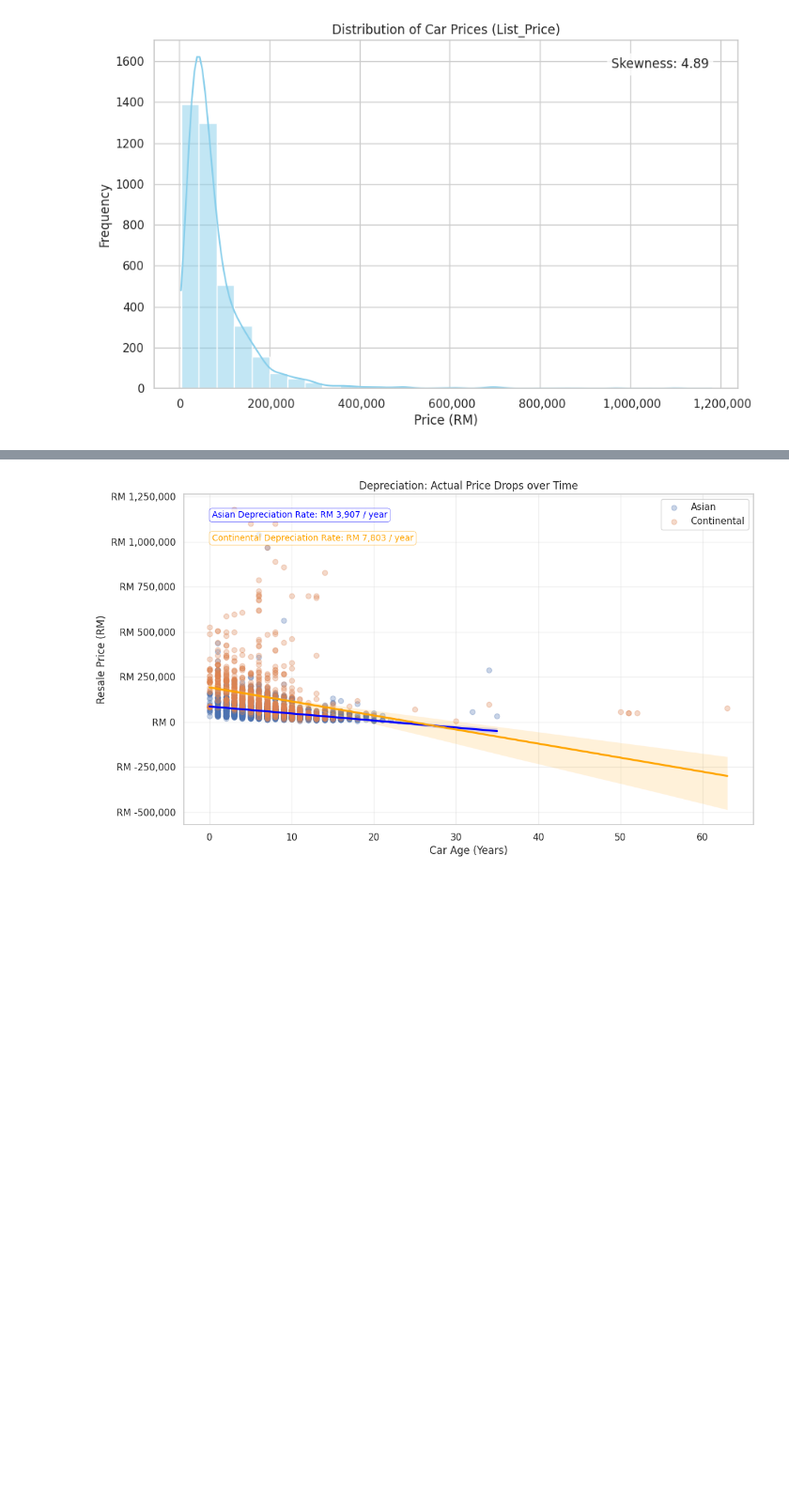
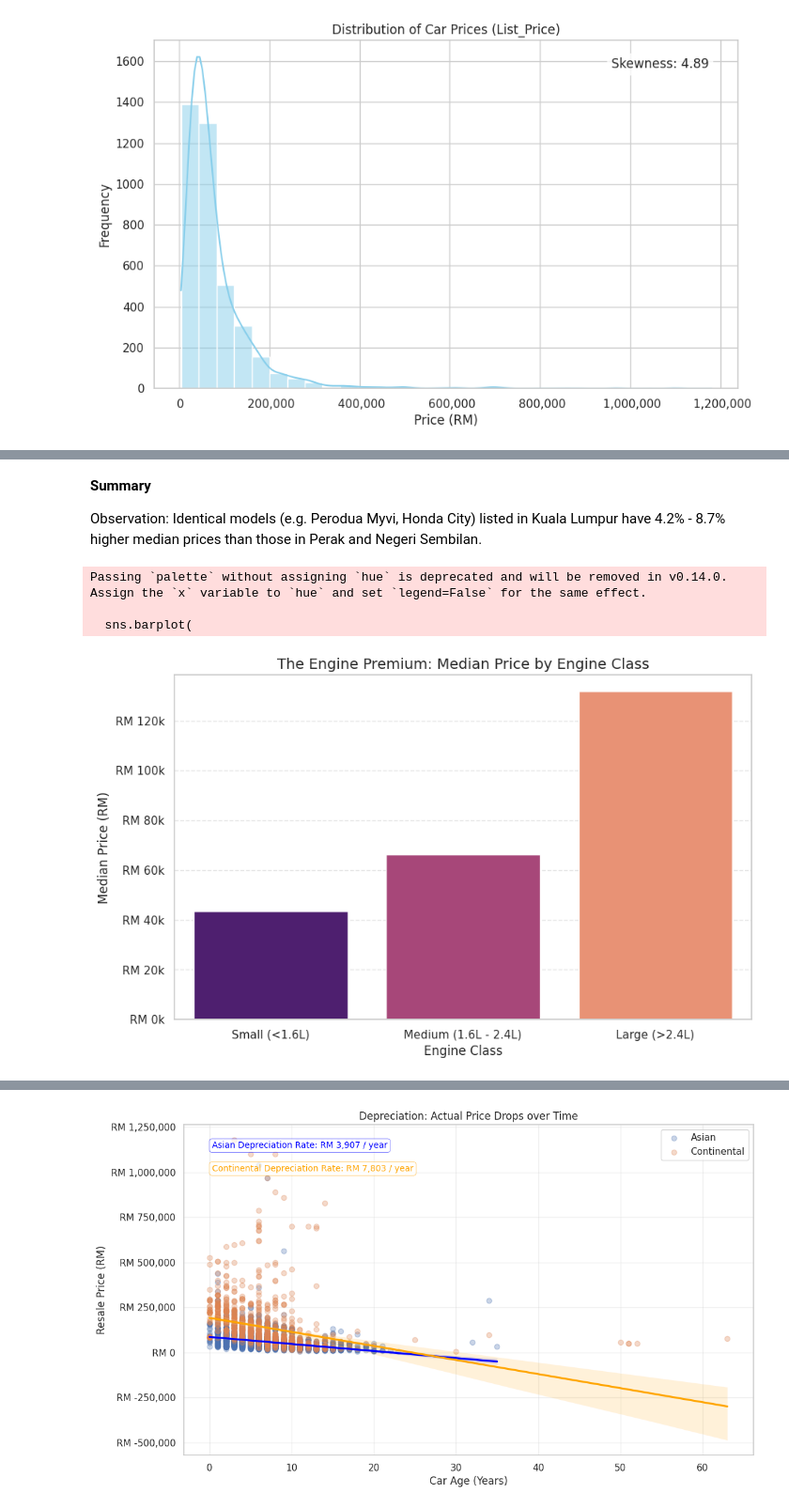
Before and after one commit to Chee613/DS-Assignment, a Jupyter notebook: CarPricePrediction.ipynb, the cells around one changed output, grey strips where cells are left out. Shown at 94% size. Cells and saved outputs as stored; diff of their text form; code cells hidden in the pictures; blank space fills up the shorter version.

```diff
--- a/CarPricePrediction.ipynb
+++ b/CarPricePrediction.ipynb
@@ -618,0 +665,49 @@ Action: Validates the need for Log-Transformation to prevent the model from bein
+# %% [markdown]
+**Summary**
+
+Observation: Identical models (e.g. Perodua Myvi, Honda City) listed in Kuala Lumpur have 4.2% - 8.7% higher median prices than those in Perak and Negeri Sembilan.
+# %%
+import matplotlib.pyplot as plt
+import seaborn as sns
+import matplotlib.ticker as ticker
+import numpy as np
+
+# --- LOGIC TO CREATE ENGINE CATEGORIES ---
+def categorize_engine(liters):
+    if liters < 1.6: return 'Small (<1.6L)'
+    elif liters <= 2.4: return 'Medium (1.6L - 2.4L)'
+    else: return 'Large (>2.4L)'
+
+df_clean['Engine_Class'] = df_clean['Engine_L'].apply(categorize_engine)
+
+# Define the logical order for the X-axis
+engine_order = ['Small (<1.6L)', 'Medium (1.6L - 2.4L)', 'Large (>2.4L)']
+
+# --- PLOT ---
+plt.figure(figsize=(10, 6))
+
+sns.barplot(
+    data=df_clean,
+    x='Engine_Class',
+    y='Price',
+    order=engine_order, # Ensures bars are sorted by size, not name
+    palette='magma',
+    estimator=np.median, # Change from mean to median
+    errorbar=None # Clean look without error bars
+)
+
+plt.title('The Engine Premium: Median Price by Engine Class', fontsize=14) # Update title
+plt.xlabel('Engine Class', fontsize=12)
+plt.ylabel('Median Price (RM)', fontsize=12) # Update y-axis label
+plt.grid(axis='y', linestyle='--', alpha=0.5)
+
+# Formatting Y-axis
+formatter = ticker.FuncFormatter(lambda x, pos: f'RM {x/1000:.0f}k')
+plt.gca().yaxis.set_major_formatter(formatter)
+
+plt.show()
+# %% [output]
+Passing `palette` without assigning `hue` is deprecated and will be removed in v0.14.0. Assign the `x` variable to `hue` and set `legend=False` for the same effect.
+
+  sns.barplot(
+[figure, added]
```
Also changed, not shown: parts of 8 cells of this notebook.
